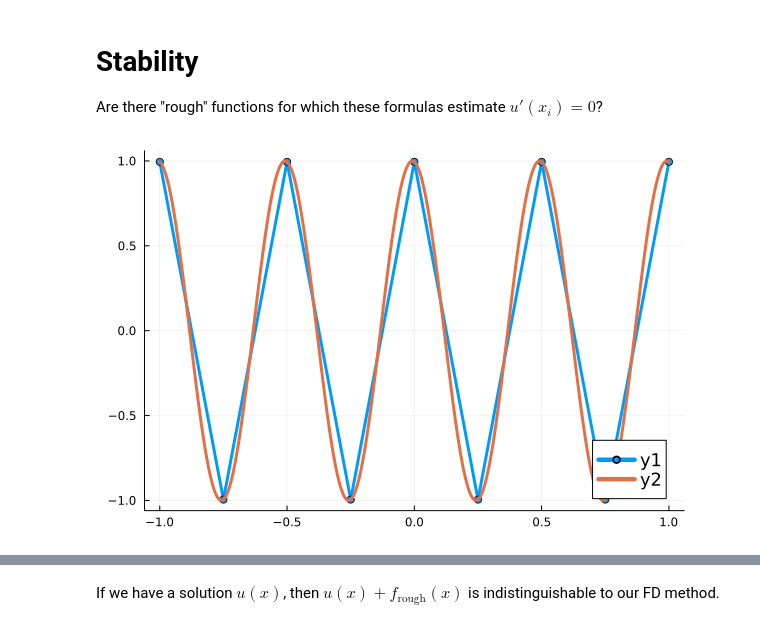
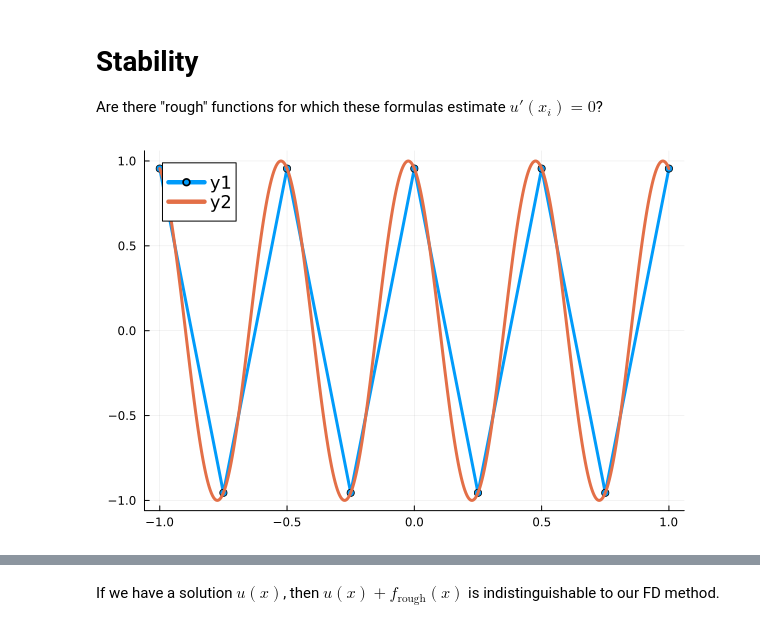
Before and after one commit to cu-numpde/spring26, a Jupyter notebook: slides/2026-01-14-fd-solutions.ipynb, the cells around one changed output, grey strips where cells are left out. Cells and saved outputs as stored; diff of their text form; code cells hidden in the pictures.

Commit message:
Fix figures for tips

```diff
--- a/slides/2026-01-14-fd-solutions.ipynb
+++ b/slides/2026-01-14-fd-solutions.ipynb
@@ -85,13 +85,13 @@ What happens if we use a 1-norm or 2-norm?
 Are there "rough" functions for which these formulas estimate $u'(x_i) = 0$?
 # %%
 x = LinRange(-1, 1, 9)
-f_rough(x) = cos(.1 + 4π*x)
-fp_rough(x) = -4π*sin(.1 + 4π*x)
+f_rough(x) = cos(.3 + 4π*x)
+fp_rough(x) = -4π*sin(.3 + 4π*x)
 
 plot(x, f_rough, marker=:circle)
 plot!(f_rough)
 # %% [output]
-[figure, old version]
+[figure, new version]
 # %%
 fig = plot(fp_rough, xlims=(-1, 1))
 for d in difflist
```
Also changed, not shown: parts of 10 cells of this notebook, 4 other files.
